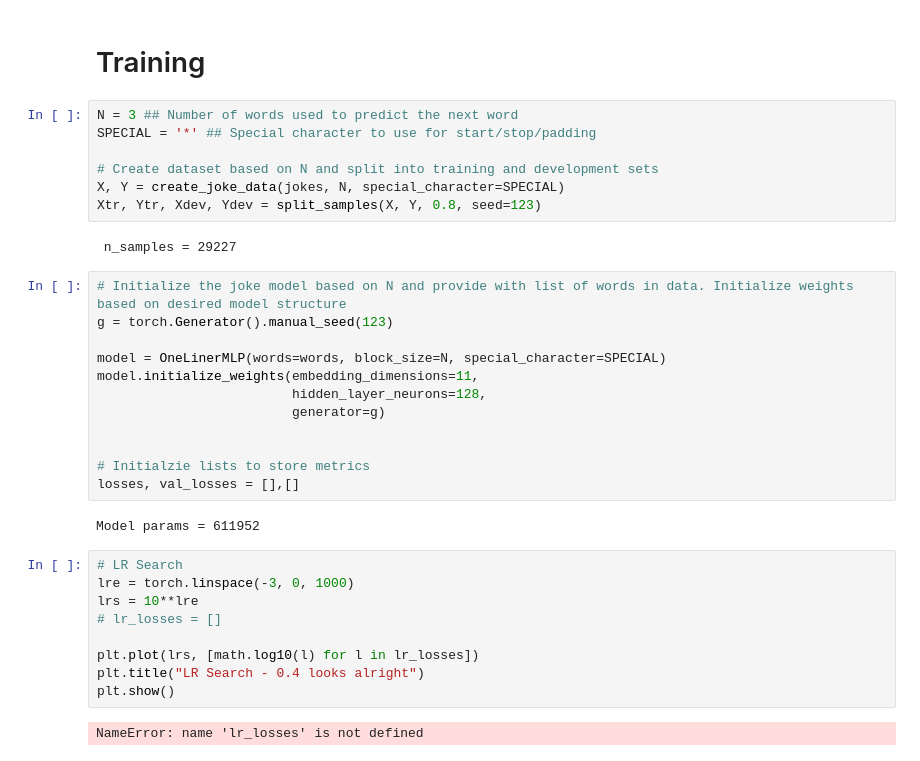
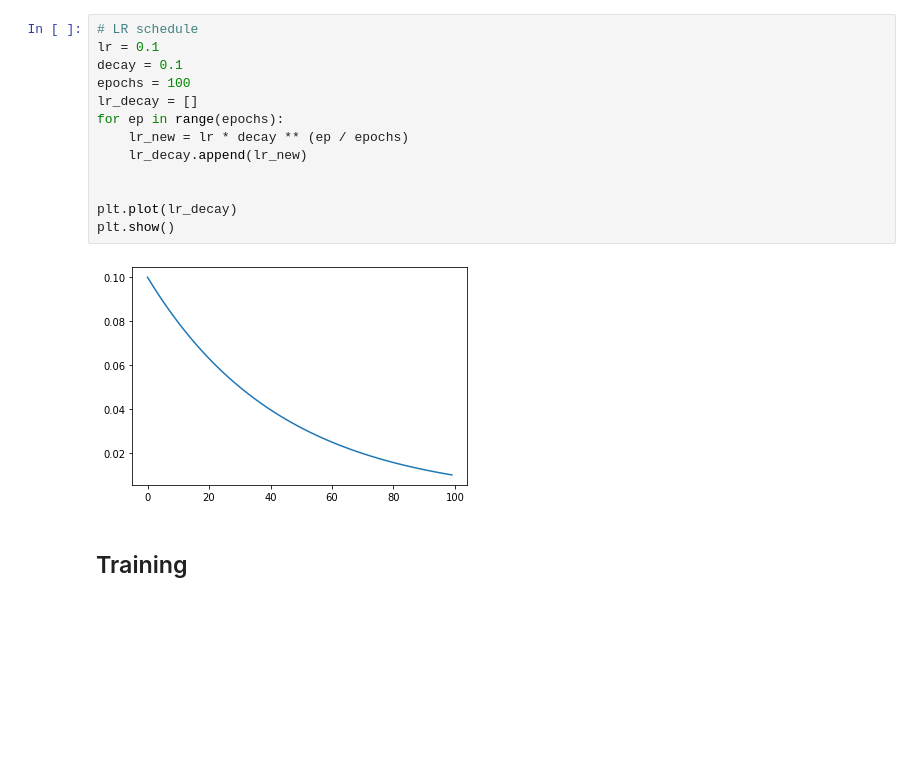
Before and after one commit to hans-elliott99/python-ml, a Jupyter notebook: makemore/jokes/mlp_jokes.ipynb, the cells around one changed output. Drawn from its saved outputs; the diff is of its cells as text; blank space fills up the shorter version.

Commit message:
training

```diff
--- a/makemore/jokes/mlp_jokes.ipynb
+++ b/makemore/jokes/mlp_jokes.ipynb
@@ -245,36 +270,17 @@ len(itow)
+# %%
+# LR schedule
+lr = 0.1
+decay = 0.1
+epochs = 100
+lr_decay = []
+for ep in range(epochs):
+    lr_new = lr * decay ** (ep / epochs)
+    lr_decay.append(lr_new)
+
+
+plt.plot(lr_decay)
+plt.show()
+# %% [output]
+[figure, added]
 # %% [markdown]
-# Training
+## Training
-# %%
-N = 3 ## Number of words used to predict the next word
-SPECIAL = '*' ## Special character to use for start/stop/padding
-
-# Create dataset based on N and split into training and development sets
-X, Y = create_joke_data(jokes, N, special_character=SPECIAL)
-Xtr, Ytr, Xdev, Ydev = split_samples(X, Y, 0.8, seed=123)
-# %% [output]
- n_samples = 29227
-# %%
-# Initialize the joke model based on N and provide with list of words in data. Initialize weights based on desired model structure
-g = torch.Generator().manual_seed(123)
-
-model = OneLinerMLP(words=words, block_size=N, special_character=SPECIAL)
-model.initialize_weights(embedding_dimensions=11,
-                         hidden_layer_neurons=128,
-                         generator=g)
-
-
-# Initialzie lists to store metrics
-losses, val_losses = [],[]
-# %% [output]
-Model params = 611952
-# %%
-# LR Search
-lre = torch.linspace(-3, 0, 1000)
-lrs = 10**lre
-# lr_losses = []
-
-plt.plot(lrs, [math.log10(l) for l in lr_losses])
-plt.title("LR Search - 0.4 looks alright")
-plt.show()
-# %% [output]
-NameError: name 'lr_losses' is not defined
```
Also changed, not shown: parts of 20 cells of this notebook.
